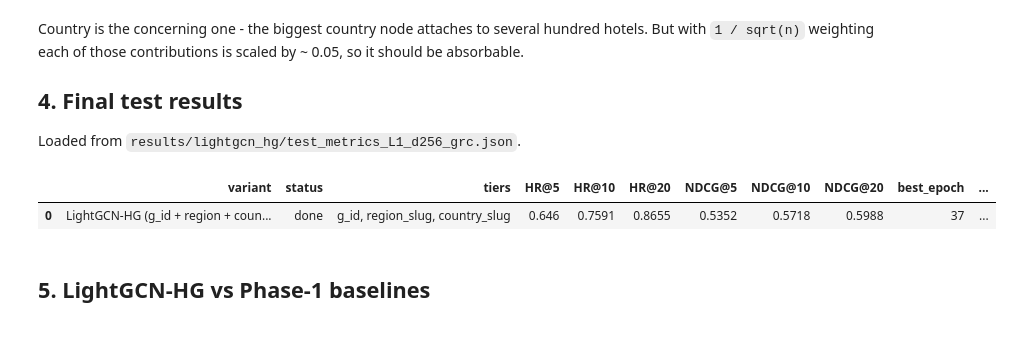
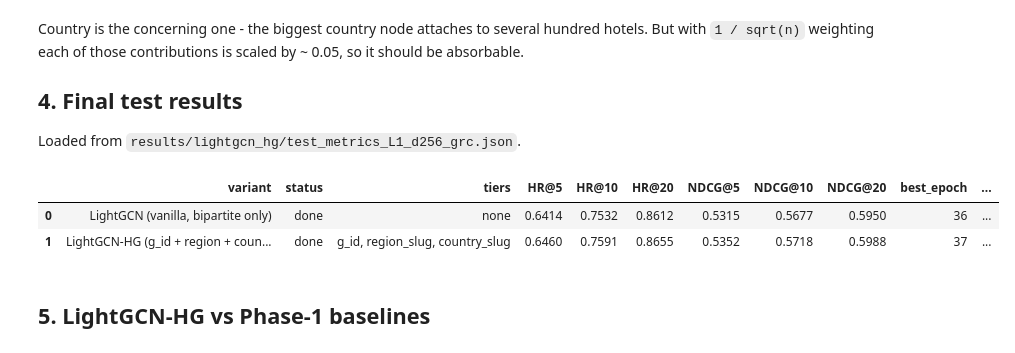
Before and after one commit to AdityaHegde712/RecSysProject, a Jupyter notebook: variants/hriday/notebooks/04_lightgcn_hg.ipynb, the cells around one changed output. Drawn from its saved outputs; the diff is of its cells as text; code cells hidden in the pictures.

```diff
--- a/variants/hriday/notebooks/04_lightgcn_hg.ipynb
+++ b/variants/hriday/notebooks/04_lightgcn_hg.ipynb
@@ -237,35 +237,37 @@ def load_if_exists(path: Path):
 
 # Map short suffix -> (human label, tier list).
 ABLATIONS = [
+    ("none",  "LightGCN (vanilla, bipartite only)", []),
     ("grc",   "LightGCN-HG (g_id + region + country)",
      ["g_id", "region_slug", "country_slug"]),
 ]
 
 rows = []
 for suffix, label, tiers in ABLATIONS:
     m = load_if_exists(HG_DIR / f"test_metrics_L1_d256_{suffix}.json")
     if m is None:
         rows.append({"variant": label, "status": "not yet run", "tiers": ", ".join(tiers) or "none"})
         continue
     rows.append({
         "variant":     label,
         "status":      "done",
         "tiers":       ", ".join(tiers) or "none",
         "HR@5":        round(m["HR@5"], 4),
         "HR@10":       round(m["HR@10"], 4),
         "HR@20":       round(m["HR@20"], 4),
         "NDCG@5":      round(m["NDCG@5"], 4),
         "NDCG@10":     round(m["NDCG@10"], 4),
         "NDCG@20":     round(m["NDCG@20"], 4),
         "best_epoch":  m.get("best_epoch"),
         "total_nodes": m.get("n_total_nodes"),
         "time_s":      round(m.get("total_train_time_s", 0), 1),
     })
 ablation_df = pd.DataFrame(rows)
 ablation_df
 # %% [output]
 |  | variant | status | tiers | HR@5 | HR@10 | HR@20 | NDCG@5 | NDCG@10 | NDCG@20 | best_epoch | ... |
-| 0 | LightGCN-HG (g_id + region + coun... | done | g_id, region_slug, country_slug | 0.646 | 0.7591 | 0.8655 | 0.5352 | 0.5718 | 0.5988 | 37 | ... |
+| 0 | LightGCN (vanilla, bipartite only) | done | none | 0.6414 | 0.7532 | 0.8612 | 0.5315 | 0.5677 | 0.5950 | 36 | ... |
+| 1 | LightGCN-HG (g_id + region + coun... | done | g_id, region_slug, country_slug | 0.6460 | 0.7591 | 0.8655 | 0.5352 | 0.5718 | 0.5988 | 37 | ... |
 # %% [markdown]
 ## 5. LightGCN-HG vs Phase-1 baselines
 # %%
```
Also changed, not shown: parts of 2 cells of this notebook, 4 other files.
